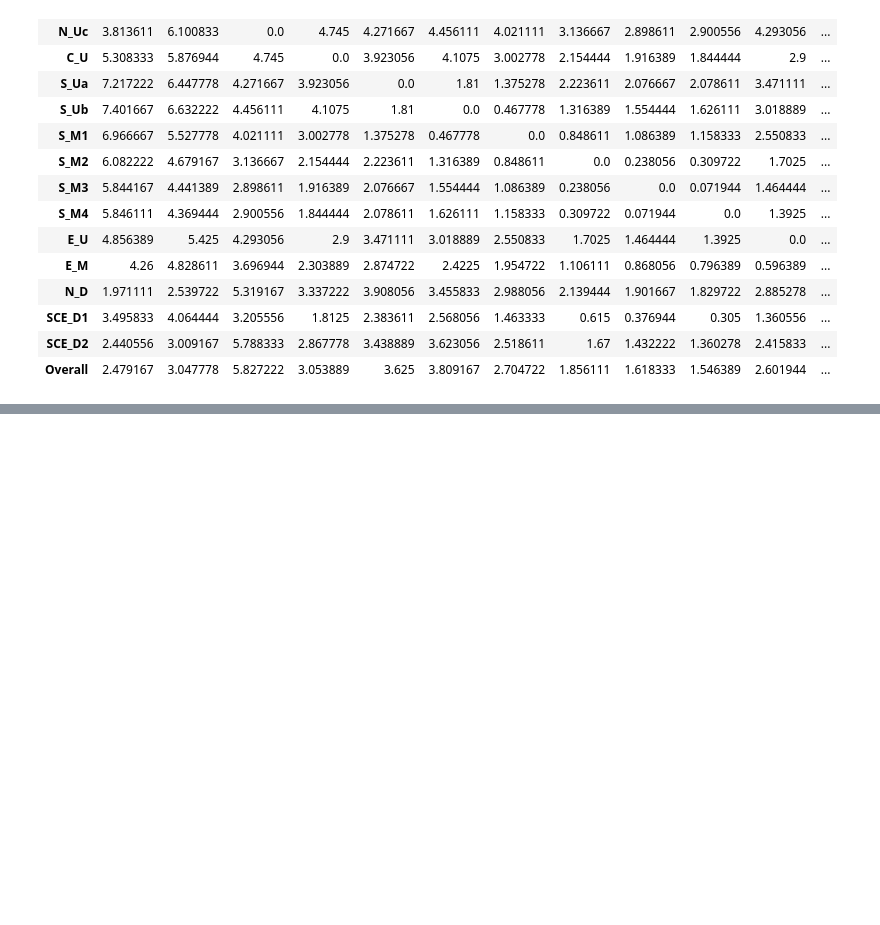
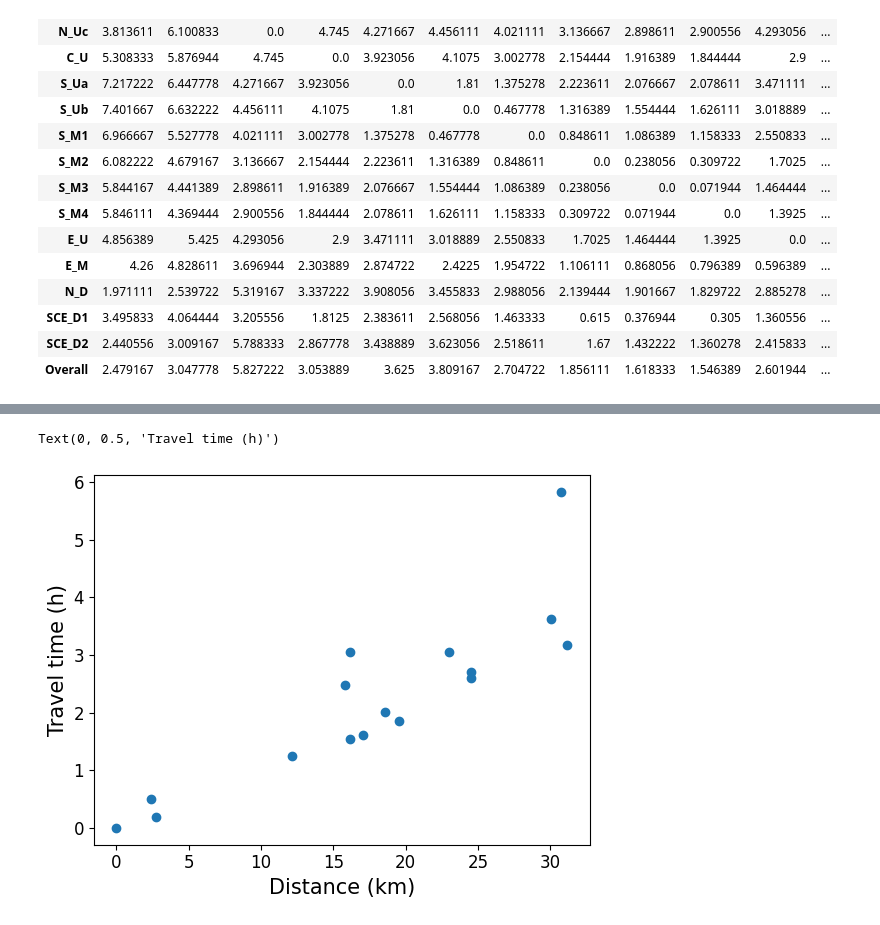
Before and after one commit to schminin/INSIDeMunich, a Jupyter notebook: analysis/scripts/2_calc_travel_times.ipynb, the cells around one changed output, grey strips where cells are left out. Drawn from its saved outputs; the diff is of its cells as text; code cells hidden in the pictures; blank space fills up the shorter version.

Commit message:
add visualization and human readable interpretation of travel times

```diff
--- a/analysis/scripts/2_calc_travel_times.ipynb
+++ b/analysis/scripts/2_calc_travel_times.ipynb
@@ -47,3 +47,5 @@ df.reindex(index=list(manhole_names.values()),columns=list(manhole_names.values(
 | SCE_D1 | 3.495833 | 4.064444 | 3.205556 | 1.8125 | 2.383611 | 2.568056 | 1.463333 | 0.615 | 0.376944 | 0.305 | 1.360556 | ... |
 | SCE_D2 | 2.440556 | 3.009167 | 5.788333 | 2.867778 | 3.438889 | 3.623056 | 2.518611 | 1.67 | 1.432222 | 1.360278 | 2.415833 | ... |
 | Overall | 2.479167 | 3.047778 | 5.827222 | 3.053889 | 3.625 | 3.809167 | 2.704722 | 1.856111 | 1.618333 | 1.546389 | 2.601944 | ... |
+# %%
+df = df.reindex(index=list(manhole_names.values()),columns=list(manhole_names.values()))
@@ -49,0 +72,11 @@ df.reindex(index=list(manhole_names.values()),columns=list(manhole_names.values(
+# %%
+distances = [15.84, 16.18, 30.75, 22.97, 30.08, 31.19,24.50, 19.55, 17.08, 16.16, 24.53, 18.59, 2.42, 12.12, 2.74, 0]
+# %%
+# plot together with distance
+
+plt.scatter(distances, df.iloc[:,-1]/(60*60),label="Travel time")
+plt.xlabel("Distance (km)")
+plt.ylabel("Travel time (h)")
+# %% [output]
+Text(0, 0.5, 'Travel time (h)')
+[figure, added]
```
Also changed, not shown: parts of 2 cells of this notebook.
